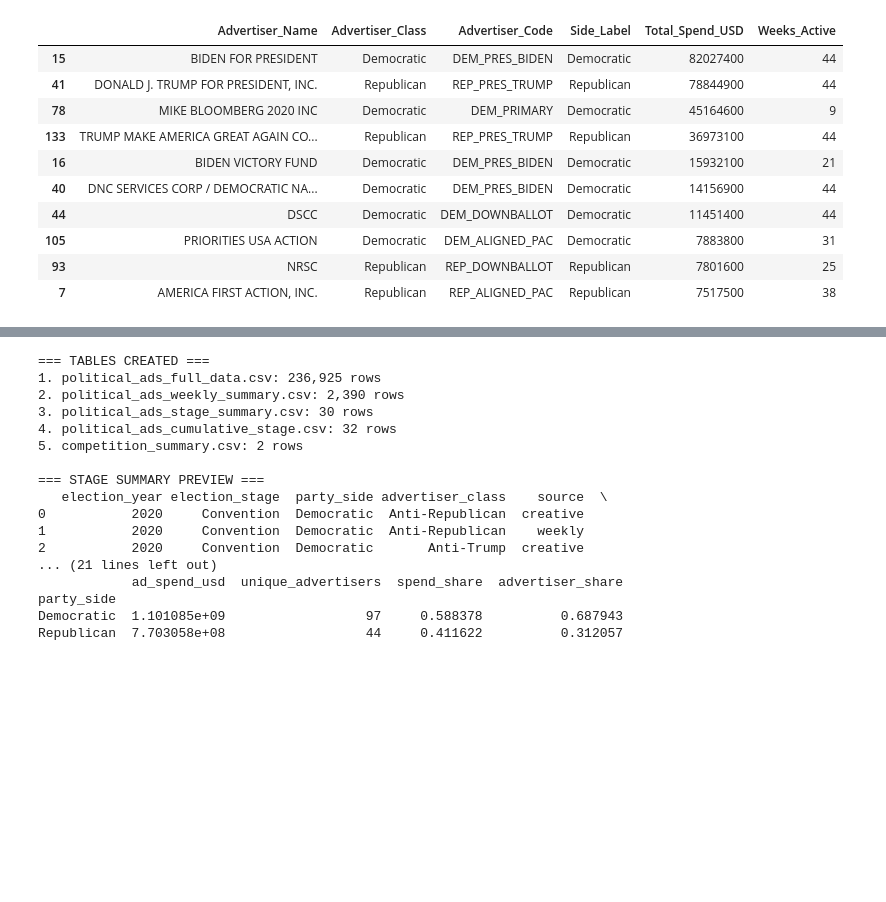
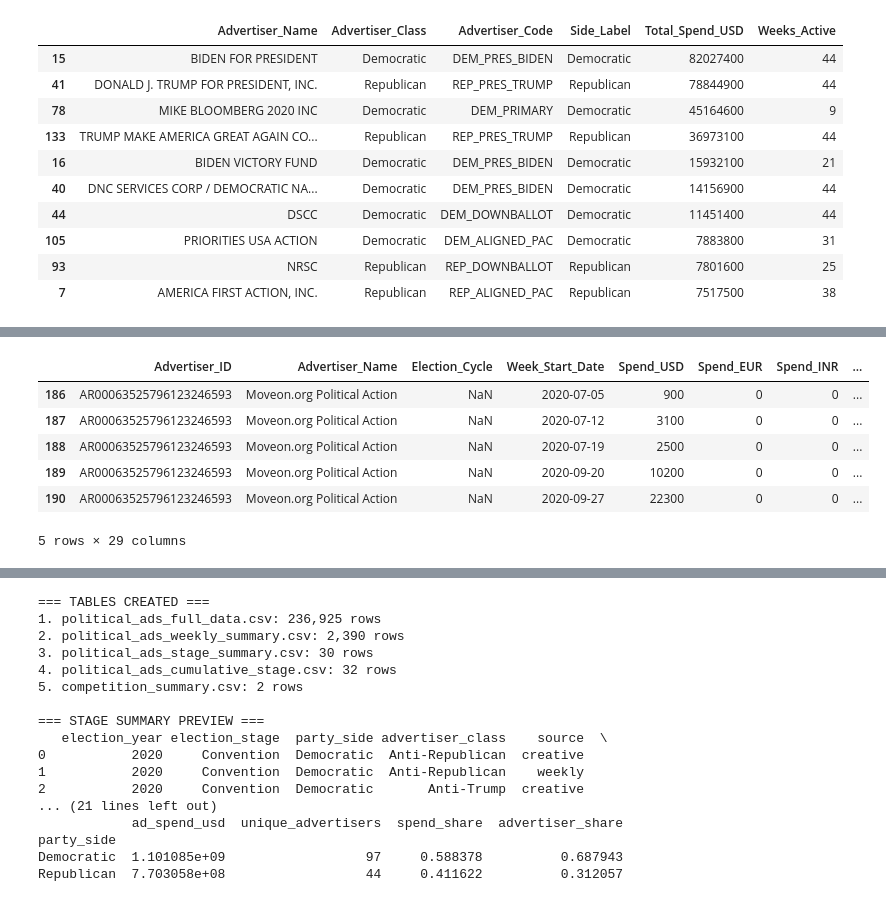
Before and after one commit to klyuchnikova/PoliticalVotingGames, a Jupyter notebook: collect_dataset.ipynb, the cells around one changed output, grey strips where cells are left out. Saved outputs shown, nothing was run; the diff lists cells and outputs as text; code cells hidden in the pictures; blank space fills up the shorter version.

```diff
--- a/collect_dataset.ipynb
+++ b/collect_dataset.ipynb
@@ -946,0 +944,10 @@ Unidentified creative advertisers: 3092
+# %%
+ads_tables["weekly_party_ads"].head(5)
+# %% [output]
+|  | Advertiser_ID | Advertiser_Name | Election_Cycle | Week_Start_Date | Spend_USD | Spend_EUR | Spend_INR | ... |
+| 186 | AR00063525796123246593 | Moveon.org Political Action | NaN | 2020-07-05 | 900 | 0 | 0 | ... |
+| 187 | AR00063525796123246593 | Moveon.org Political Action | NaN | 2020-07-12 | 3100 | 0 | 0 | ... |
+| 188 | AR00063525796123246593 | Moveon.org Political Action | NaN | 2020-07-19 | 2500 | 0 | 0 | ... |
+| 189 | AR00063525796123246593 | Moveon.org Political Action | NaN | 2020-09-20 | 10200 | 0 | 0 | ... |
+| 190 | AR00063525796123246593 | Moveon.org Political Action | NaN | 2020-09-27 | 22300 | 0 | 0 | ... |
+5 rows × 29 columns
```
Also changed, not shown: parts of 8 cells of this notebook, 5 other files.
